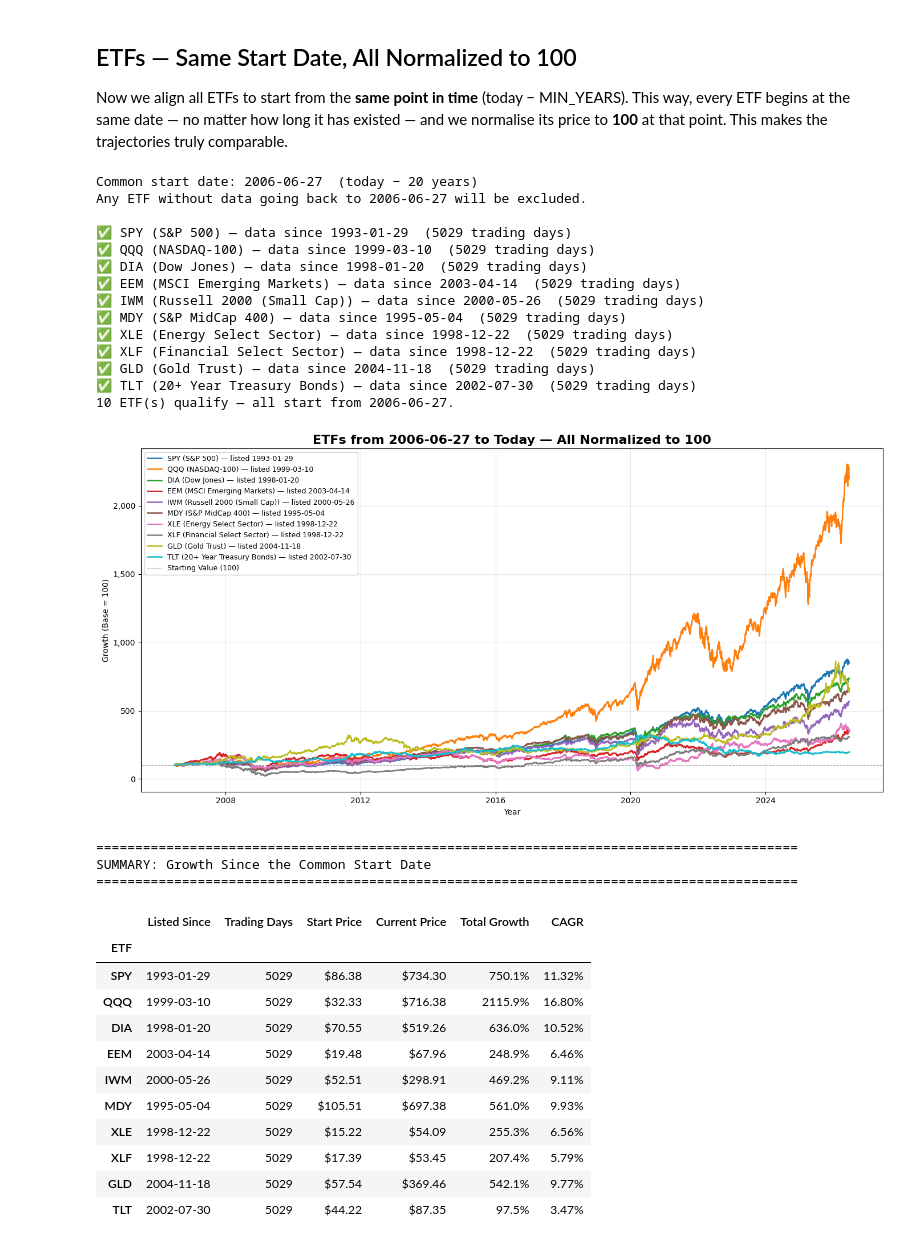
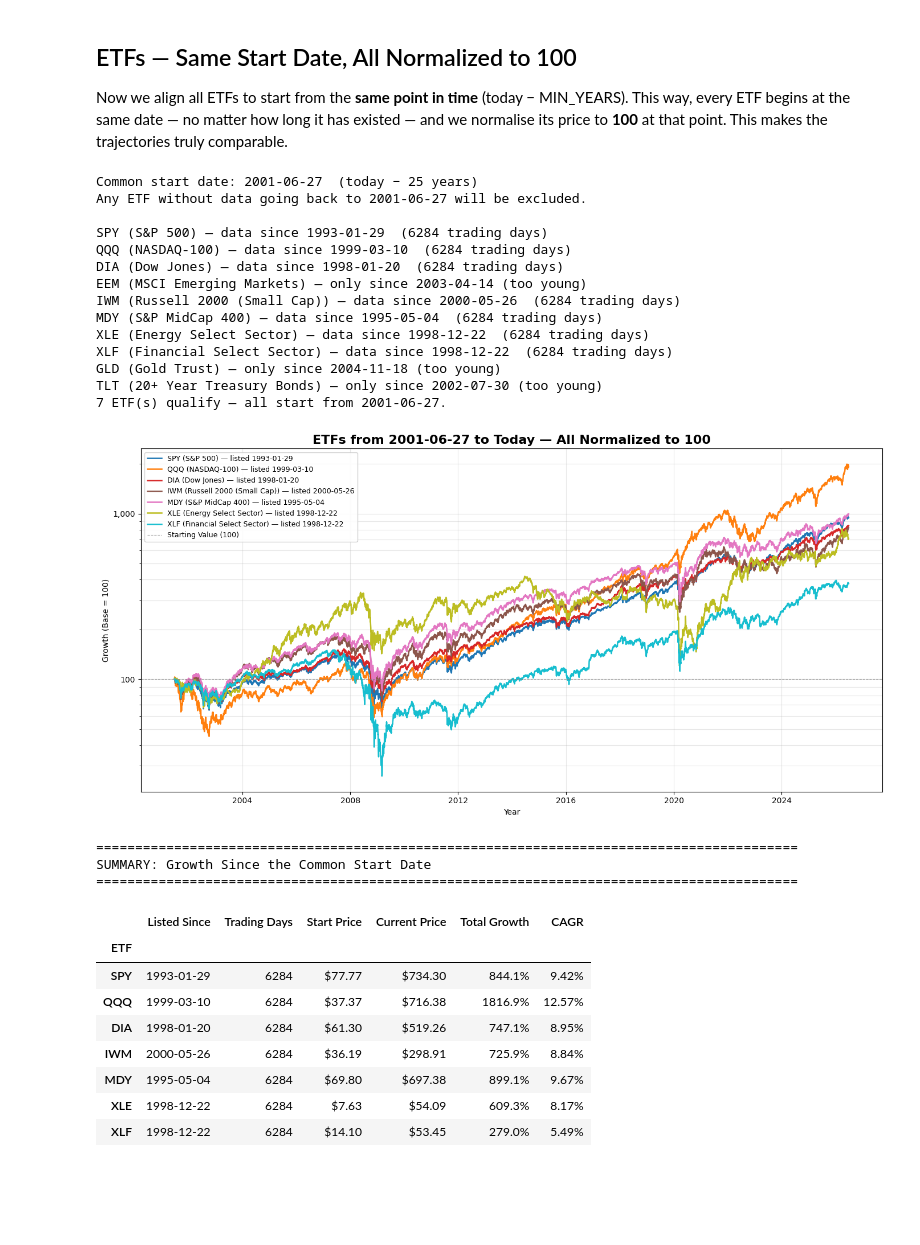
Before and after one commit to MrMillennium01/analysis-of-correlation-economy-stock-indices, a Jupyter notebook: Chapter6_ETF_comparison.ipynb, the cells around one changed output. Saved outputs shown, nothing was run; the diff lists cells and outputs as text; code cells hidden in the pictures; blank space fills up the shorter version.

```diff
--- a/Chapter6_ETF_comparison.ipynb
+++ b/Chapter6_ETF_comparison.ipynb
@@ -143,7 +143,7 @@ candidates = {
     "TLT": "20+ Year Treasury Bonds",
 }
 
-MIN_YEARS = 20
+MIN_YEARS = 25
 
 # Compute the common start date: today minus MIN_YEARS
 today = datetime.today()
@@ -175,9 +175,9 @@ for ticker, name in candidates.items():
         # Slice from common_start onwards
         sliced = series[series.index >= common_start]
         valid[ticker] = {"name": name, "series": sliced, "start": first_date.strftime("%Y-%m-%d")}
-        print(f"✅ {ticker} ({name}) — data since {first_date.strftime('%Y-%m-%d')}  ({len(sliced)} trading days)")
+        print(f"{ticker} ({name}) — data since {first_date.strftime('%Y-%m-%d')}  ({len(sliced)} trading days)")
     else:
-        print(f"❌ {ticker} ({name}) — only since {first_date.strftime('%Y-%m-%d')} (too young)")
+        print(f"{ticker} ({name}) — only since {first_date.strftime('%Y-%m-%d')} (too young)")
 
 if not valid:
     print(f"No ETF existed before {common_start.strftime('%Y-%m-%d')}! Try a lower MIN_YEARS.")
@@ -203,59 +203,56 @@ else:
     ax.set_xlabel("Year")
     ax.set_ylabel("Growth (Base = 100)")
     ax.legend(loc="upper left", fontsize=9, framealpha=0.9)
     ax.grid(True, alpha=0.3, which="both")
     ax.set_yscale("log")
     ax.yaxis.set_major_formatter(plt.FuncFormatter(lambda x, _: f"{x:,.0f}"))
 
     plt.tight_layout()
     plt.show()
 
     # ---- Summary table ----
     print("\n" + "=" * 90)
     print("SUMMARY: Growth Since the Common Start Date")
     print("=" * 90)
     summary_rows = []
     for ticker, data in valid.items():
         s = data["series"]
         years = len(s) / 252
         summary_rows.append({
             "ETF": ticker,
             "Listed Since": data["start"],
             "Trading Days": len(s),
             "Start Price": f"${s.iloc[0]:.2f}",
             "Current Price": f"${s.iloc[-1]:.2f}",
             "Total Growth": f"{(s.iloc[-1] / s.iloc[0] - 1) * 100:.1f}%",
             "CAGR": f"{((s.iloc[-1] / s.iloc[0]) ** (252 / len(s)) - 1) * 100:.2f}%",
         })
     display(pd.DataFrame(summary_rows).set_index("ETF"))
 # %% [output]
-Common start date: 2006-06-27  (today − 20 years)
-Any ETF without data going back to 2006-06-27 will be excluded.
+Common start date: 2001-06-27  (today − 25 years)
+Any ETF without data going back to 2001-06-27 will be excluded.
 
-✅ SPY (S&P 500) — data since 1993-01-29  (5029 trading days)
-✅ QQQ (NASDAQ-100) — data since 1999-03-10  (5029 trading days)
-✅ DIA (Dow Jones) — data since 1998-01-20  (5029 trading days)
-✅ EEM (MSCI Emerging Markets) — data since 2003-04-14  (5029 trading days)
-✅ IWM (Russell 2000 (Small Cap)) — data since 2000-05-26  (5029 trading days)
-✅ MDY (S&P MidCap 400) — data since 1995-05-04  (5029 trading days)
-✅ XLE (Energy Select Sector) — data since 1998-12-22  (5029 trading days)
-✅ XLF (Financial Select Sector) — data since 1998-12-22  (5029 trading days)
-✅ GLD (Gold Trust) — data since 2004-11-18  (5029 trading days)
-✅ TLT (20+ Year Treasury Bonds) — data since 2002-07-30  (5029 trading days)
-10 ETF(s) qualify — all start from 2006-06-27.
+SPY (S&P 500) — data since 1993-01-29  (6284 trading days)
+QQQ (NASDAQ-100) — data since 1999-03-10  (6284 trading days)
+DIA (Dow Jones) — data since 1998-01-20  (6284 trading days)
+EEM (MSCI Emerging Markets) — only since 2003-04-14 (too young)
+IWM (Russell 2000 (Small Cap)) — data since 2000-05-26  (6284 trading days)
+MDY (S&P MidCap 400) — data since 1995-05-04  (6284 trading days)
+XLE (Energy Select Sector) — data since 1998-12-22  (6284 trading days)
+XLF (Financial Select Sector) — data since 1998-12-22  (6284 trading days)
+GLD (Gold Trust) — only since 2004-11-18 (too young)
+TLT (20+ Year Treasury Bonds) — only since 2002-07-30 (too young)
+7 ETF(s) qualify — all start from 2001-06-27.
-[figure, old version]
+[figure, new version]
 ==========================================================================================
 SUMMARY: Growth Since the Common Start Date
 ==========================================================================================
 |  | Listed Since | Trading Days | Start Price | Current Price | Total Growth | CAGR |
 | ETF |  |  |  |  |  |  |
-| SPY | 1993-01-29 | 5029 | $86.38 | $734.30 | 750.1% | 11.32% |
-| QQQ | 1999-03-10 | 5029 | $32.33 | $716.38 | 2115.9% | 16.80% |
-| DIA | 1998-01-20 | 5029 | $70.55 | $519.26 | 636.0% | 10.52% |
-| EEM | 2003-04-14 | 5029 | $19.48 | $67.96 | 248.9% | 6.46% |
-| IWM | 2000-05-26 | 5029 | $52.51 | $298.91 | 469.2% | 9.11% |
-| MDY | 1995-05-04 | 5029 | $105.51 | $697.38 | 561.0% | 9.93% |
-| XLE | 1998-12-22 | 5029 | $15.22 | $54.09 | 255.3% | 6.56% |
-| XLF | 1998-12-22 | 5029 | $17.39 | $53.45 | 207.4% | 5.79% |
-| GLD | 2004-11-18 | 5029 | $57.54 | $369.46 | 542.1% | 9.77% |
-| TLT | 2002-07-30 | 5029 | $44.22 | $87.35 | 97.5% | 3.47% |
+| SPY | 1993-01-29 | 6284 | $77.77 | $734.30 | 844.1% | 9.42% |
+| QQQ | 1999-03-10 | 6284 | $37.37 | $716.38 | 1816.9% | 12.57% |
+| DIA | 1998-01-20 | 6284 | $61.30 | $519.26 | 747.1% | 8.95% |
+| IWM | 2000-05-26 | 6284 | $36.19 | $298.91 | 725.9% | 8.84% |
+| MDY | 1995-05-04 | 6284 | $69.80 | $697.38 | 899.1% | 9.67% |
+| XLE | 1998-12-22 | 6284 | $7.63 | $54.09 | 609.3% | 8.17% |
+| XLF | 1998-12-22 | 6284 | $14.10 | $53.45 | 279.0% | 5.49% |
```
